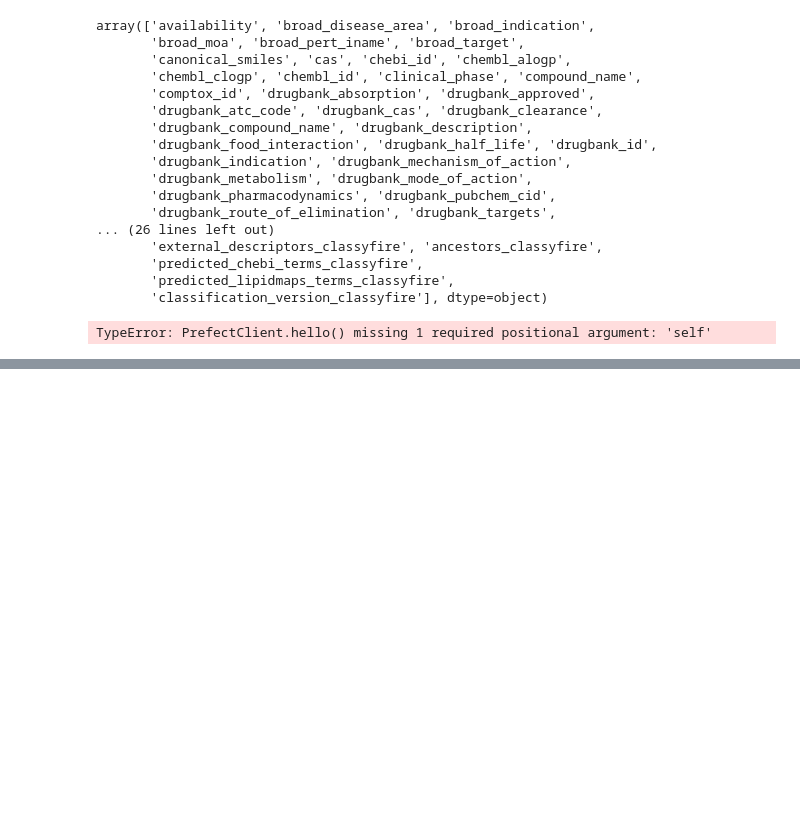
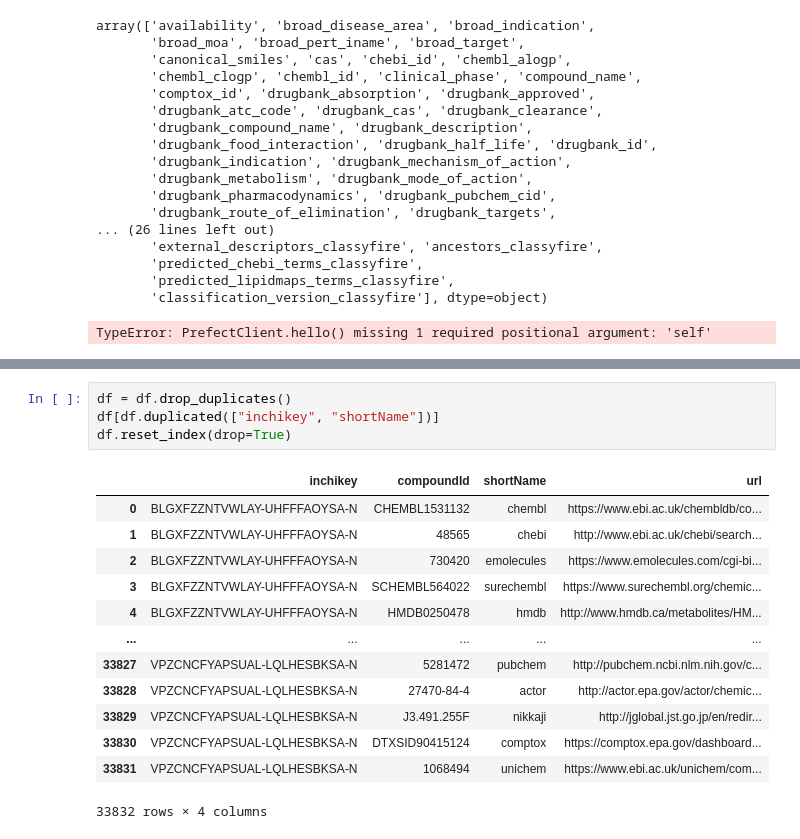
Before and after one commit to corinnabrungs/msn_tree_library, a Jupyter notebook: notebooks/pandas_tests.ipynb, the cells around one changed output, grey strips where cells are left out. Drawn from its saved outputs; the diff is of its cells as text; blank space fills up the shorter version.

```diff
--- a/notebooks/pandas_tests.ipynb
+++ b/notebooks/pandas_tests.ipynb
@@ -201,0 +219,18 @@ TypeError: PrefectClient.hello() missing 1 required positional argument: 'self'
+# %%
+df = df.drop_duplicates()
+df[df.duplicated(["inchikey", "shortName"])]
+df.reset_index(drop=True)
+# %% [output]
+|  | inchikey | compoundId | shortName | url |
+| 0 | BLGXFZZNTVWLAY-UHFFFAOYSA-N | CHEMBL1531132 | chembl | https://www.ebi.ac.uk/chembldb/co... |
+| 1 | BLGXFZZNTVWLAY-UHFFFAOYSA-N | 48565 | chebi | http://www.ebi.ac.uk/chebi/search... |
+| 2 | BLGXFZZNTVWLAY-UHFFFAOYSA-N | 730420 | emolecules | https://www.emolecules.com/cgi-bi... |
+| 3 | BLGXFZZNTVWLAY-UHFFFAOYSA-N | SCHEMBL564022 | surechembl | https://www.surechembl.org/chemic... |
+| 4 | BLGXFZZNTVWLAY-UHFFFAOYSA-N | HMDB0250478 | hmdb | http://www.hmdb.ca/metabolites/HM... |
+| ... | ... | ... | ... | ... |
+| 33827 | VPZCNCFYAPSUAL-LQLHESBKSA-N | 5281472 | pubchem | http://pubchem.ncbi.nlm.nih.gov/c... |
+| 33828 | VPZCNCFYAPSUAL-LQLHESBKSA-N | 27470-84-4 | actor | http://actor.epa.gov/actor/chemic... |
+| 33829 | VPZCNCFYAPSUAL-LQLHESBKSA-N | J3.491.255F | nikkaji | http://jglobal.jst.go.jp/en/redir... |
+| 33830 | VPZCNCFYAPSUAL-LQLHESBKSA-N | DTXSID90415124 | comptox | https://comptox.epa.gov/dashboard... |
+| 33831 | VPZCNCFYAPSUAL-LQLHESBKSA-N | 1068494 | unichem | https://www.ebi.ac.uk/unichem/com... |
+33832 rows × 4 columns
```
Also changed, not shown: parts of 4 cells of this notebook, 7 other files.
